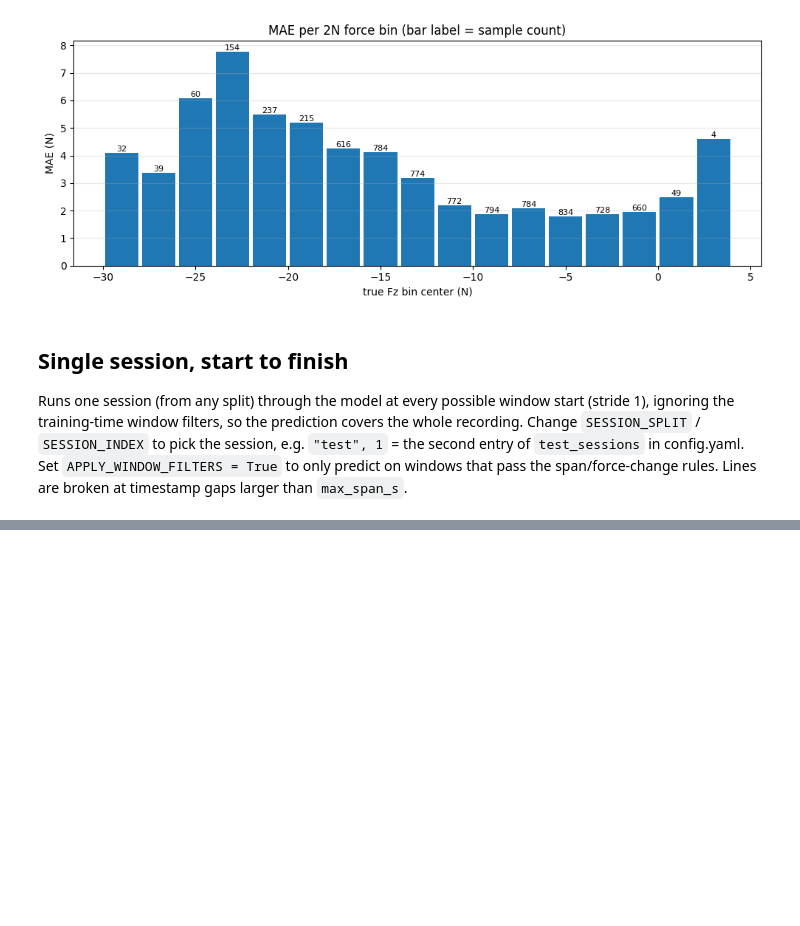
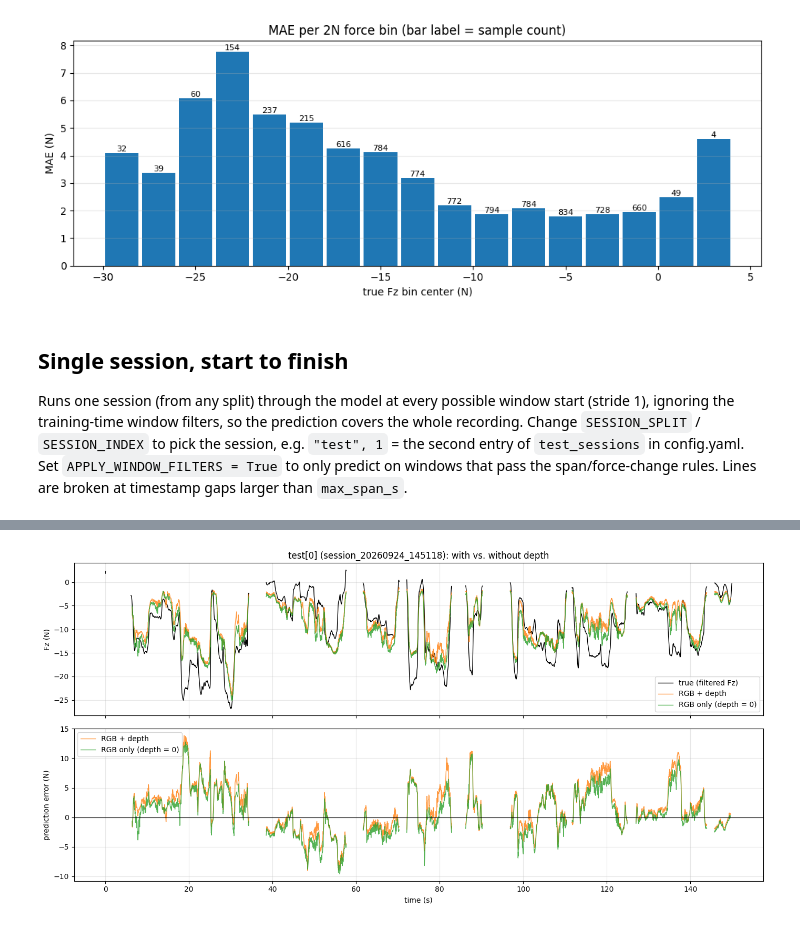
Before and after one commit to WouterDGries/ForceEstimationPipeline, a Jupyter notebook: Model/explore.ipynb, the cells around one changed output, grey strips where cells are left out. Drawn from its saved outputs; the diff is of its cells as text; code cells hidden in the pictures; blank space fills up the shorter version.

```diff
--- a/Model/explore.ipynb
+++ b/Model/explore.ipynb
@@ -286,0 +284,83 @@ KeyError: 'training_sessions'
+# %%
+def _predict_session(loader, zero_depth):
+    """Runs net over loader; with zero_depth=True the relative-depth channel is set to 0. Returns predictions in N."""
+    preds = []
+    with torch.inference_mode():
+        for batch in loader:
+            clip = batch["clip"].to(device, non_blocking=True)
+            if zero_depth:
+                clip[:, model_module.DEPTH_CHANNEL_INDEX] = 0.0
+            with torch.autocast(device_type=device.type, dtype=autocast_dtype, enabled=autocast_dtype is not None):
+                prediction = net(clip).squeeze(1).float()
+            prediction = train_module._clamp_predictions(prediction, clamp_sign)
+            preds.append(prediction.cpu().numpy() * force_norm_scale_n)
+    return np.concatenate(preds)
+
+def _stats(preds, trues):
+    err = preds - trues
+    ss_res = (err ** 2).sum()
+    ss_tot = ((trues - trues.mean()) ** 2).sum()
+    return {
+        "MAE (N)": np.abs(err).mean(),
+        "RMSE (N)": np.sqrt((err ** 2).mean()),
+        "R2": 1.0 - ss_res / ss_tot,
+        "Pearson r": np.corrcoef(preds, trues)[0, 1],
+        "bias (N)": err.mean(),
+        "median |err| (N)": np.median(np.abs(err)),
+        "P95 |err| (N)": np.percentile(np.abs(err), 95),
+        "max |err| (N)": np.abs(err).max(),
+    }
+
+ablation_preds = {
+    "RGB + depth": _predict_session(single_loader, zero_depth=False),
+    "RGB only (depth = 0)": _predict_session(single_loader, zero_depth=True),
+}
+
+stats_table = pd.DataFrame({name: _stats(preds, session_trues_n) for name, preds in ablation_preds.items()})
+stats_table["difference (no depth - depth)"] = stats_table["RGB only (depth = 0)"] - stats_table["RGB + depth"]
+print(f"{session_name}: {len(session_trues_n)} windows")
+display(stats_table.round(3))
+
+# Contact vs. no-contact split: where does removing depth hurt?
+contact_threshold_n = 0.5
+contact_mask = np.abs(session_trues_n) >= contact_threshold_n
+split_rows = {}
+for name, preds in ablation_preds.items():
+    abs_err = np.abs(preds - session_trues_n)
+    split_rows[name] = {f"MAE |Fz|<{contact_threshold_n}N (N)": abs_err[~contact_mask].mean() if (~contact_mask).any() else np.nan,
+                        f"MAE |Fz|>={contact_threshold_n}N (N)": abs_err[contact_mask].mean() if contact_mask.any() else np.nan}
+split_table = pd.DataFrame(split_rows)
+split_table["difference (no depth - depth)"] = split_table["RGB only (depth = 0)"] - split_table["RGB + depth"]
+print(f"no-contact windows: {(~contact_mask).sum()}   contact windows: {contact_mask.sum()}")
+display(split_table.round(3))
+
+fig, axes = plt.subplots(2, 1, figsize=(14, 7), sharex=True)
+axes[0].plot(*_break_at_gaps(frame_t_s, single_session.frame_fz_n), label="true (filtered Fz)", linewidth=1, color="black")
+for (name, preds), color in zip(ablation_preds.items(), ["tab:orange", "tab:green"]):
+    axes[0].plot(*_break_at_gaps(pred_t_s, preds), label=name, linewidth=1, alpha=0.8, color=color)
+    axes[1].plot(*_break_at_gaps(pred_t_s, preds - session_trues_n), label=name, linewidth=1, alpha=0.8, color=color)
+axes[0].set_ylabel("Fz (N)"); axes[0].legend(); axes[0].grid(alpha=0.3)
+axes[0].set_title(f"{SESSION_SPLIT}[{SESSION_INDEX}] ({session_name}): with vs. without depth")
+axes[1].axhline(0, color="black", linewidth=0.8)
+axes[1].set_xlabel("time (s)"); axes[1].set_ylabel("prediction error (N)"); axes[1].legend(); axes[1].grid(alpha=0.3)
+fig.tight_layout()
+
+# Per-force-bin MAE, both variants side by side
+bin_width_n = 2.0
+ablation_bin_edges = np.arange(np.floor(session_trues_n.min() / bin_width_n) * bin_width_n,
+                               np.ceil(session_trues_n.max() / bin_width_n) * bin_width_n + bin_width_n, bin_width_n)
+ablation_bin_index = np.clip(np.digitize(session_trues_n, ablation_bin_edges) - 1, 0, len(ablation_bin_edges) - 2)
+occupied_bins = np.unique(ablation_bin_index)
+bin_centers_ab = ablation_bin_edges[occupied_bins] + bin_width_n / 2
+fig, ax = plt.subplots(figsize=(10, 4))
+bar_width = bin_width_n * 0.4
+for offset, ((name, preds), color) in zip([-bar_width / 2, bar_width / 2], zip(ablation_preds.items(), ["tab:orange", "tab:green"])):
+    maes = [np.abs(preds - session_trues_n)[ablation_bin_index == b].mean() for b in occupied_bins]
+    ax.bar(bin_centers_ab + offset, maes, width=bar_width, label=name, color=color)
+counts = [(ablation_bin_index == b).sum() for b in occupied_bins]
+for center, count in zip(bin_centers_ab, counts):
+    ax.text(center, ax.get_ylim()[1] * 0.97, str(count), ha="center", va="top", fontsize=8)
+ax.set_xlabel("true Fz bin center (N)"); ax.set_ylabel("MAE (N)"); ax.legend(); ax.grid(alpha=0.3, axis="y")
+ax.set_title("MAE per 2N force bin, with vs. without depth (top label = sample count)")
+fig.tight_layout()
+# %% [output]
@@ -286,0 +381 @@ KeyError: 'training_sessions'
+[figure, added]
```
Also changed, not shown: parts of 4 cells of this notebook.
